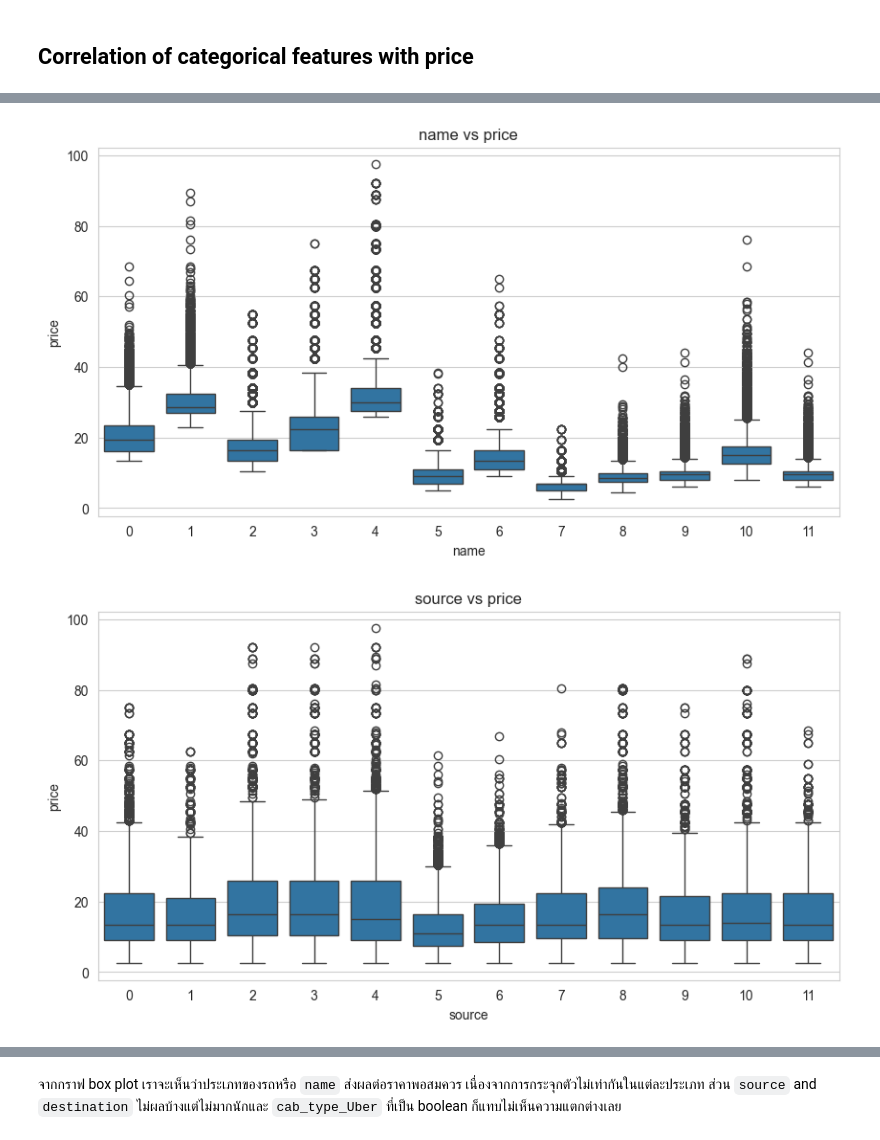
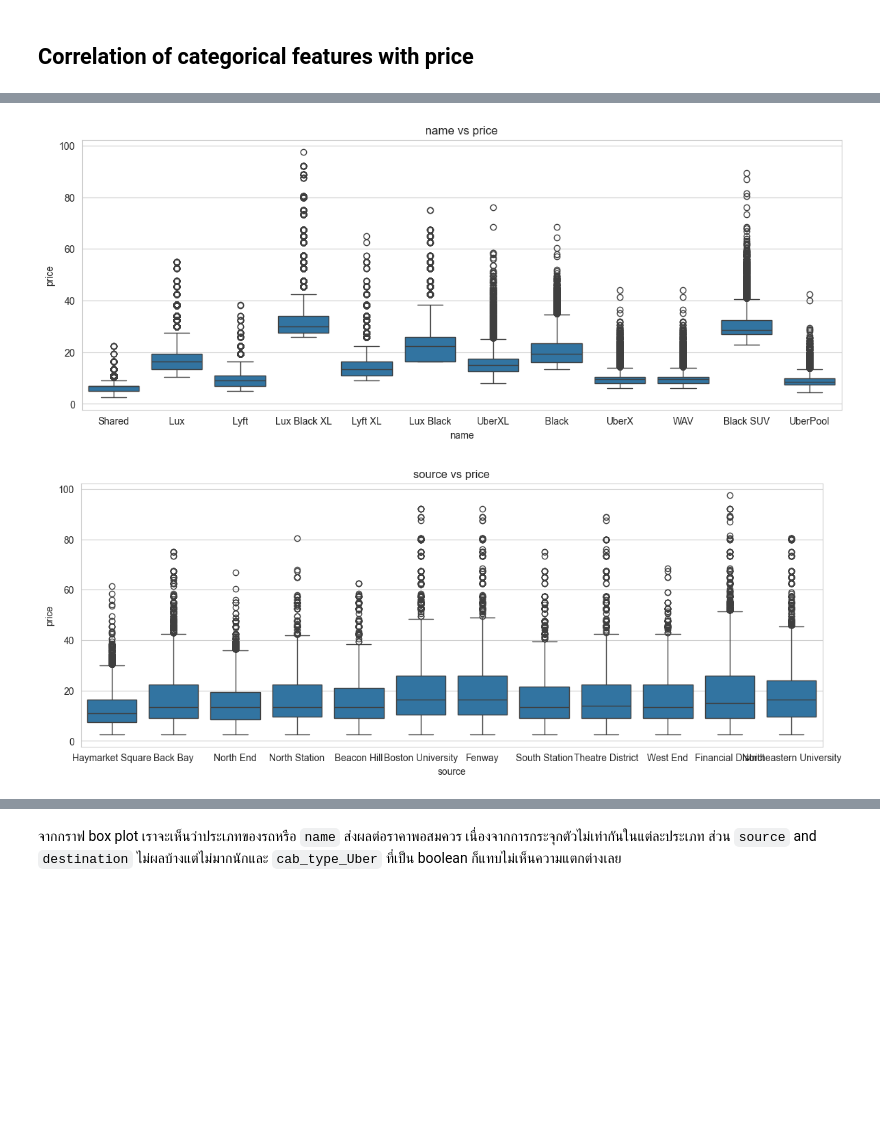
Before and after one commit to Bobbie-CPE38/cpe232-final-project, a Jupyter notebook: notebooks/eda_relationships.ipynb, the cells around one changed output, grey strips where cells are left out. Cells and saved outputs as stored; diff of their text form; code cells hidden in the pictures; blank space fills up the shorter version.

Commit message:
feat: complete eda relationships notebook with label data

```diff
--- a/notebooks/eda_relationships.ipynb
+++ b/notebooks/eda_relationships.ipynb
@@ -19,7 +19,7 @@ pd.set_option("display.float_format", lambda x: f"{x:.4f}")
 # %% [markdown]
 ## Load processed data
 # %%
-df = pd.read_csv("../data/processed/rideshare_prepared.csv")
+df = pd.read_csv("../data/processed/rideshare_encoded.csv")
 df.head()
 # %% [output]
 |  | hour | day | month | source | destination | name | price | distance | surge_multiplier | ... |
@@ -192,3 +192,6 @@ for col in top_features:
 จากกราฟยืนยันว่าใน continuous feature มีเพียง `distance` และ `surge_multiplier` เท่านั้นที่แสดงความสัมพันธ์กับ `price` อย่างมีนัยในการตีความ โดย `distance` มีแนวโน้มเชิงบวกกับราคา และ `surge_multiplier` ที่สูงขึ้นก็มักสัมพันธ์กับราคาที่สูงขึ้นเช่นกัน ขณะที่ `latitude` และ `moonPhase` ไม่แสดงรูปแบบที่ชัดเจน จึงไม่น่าจะเป็นตัวแปรสำคัญในการอธิบาย `price`
 # %% [markdown]
 ## Correlation of categorical features with price
+# %%
+df_label = pd.read_csv("../data/processed/rideshare_cleaned.csv")
+df_label.head()
@@ -196,9 +206,9 @@ for col in top_features:
 cat_features = ["name", "source", "destination", "cab_type_Uber"] # ไม่ใส่ binary one-hot
 
 for col in cat_features:
-    if col in df.columns:
+    if col in df_label.columns:
         print(f"\nAverage price by {col}")
-        print(df.groupby(col)["price"].mean().sort_values(ascending=False))
+        print(df_label.groupby(col)["price"].mean().sort_values(ascending=False))
 # %% [output]
 Average price by name
 name
@@ -219,13 +229,13 @@ True    15.7953
 Name: price, dtype: float64
 # %%
 for col in cat_features:
-    if col in df.columns:
-        plt.figure(figsize=(10, 5))
-        sns.boxplot(data=df, x=col, y="price")
+    if col in df_label.columns:
+        plt.figure(figsize=(14, 5))
+        sns.boxplot(data=df_label, x=col, y="price")
         plt.title(f"{col} vs price")
         plt.xlabel(col)
         plt.ylabel("price")
         plt.show()
 # %% [output]
-[figure, old version]
+[figure, new version]
-[figure, old version]
+[figure, new version]
```
Also changed, not shown: parts of 10 cells of this notebook.
